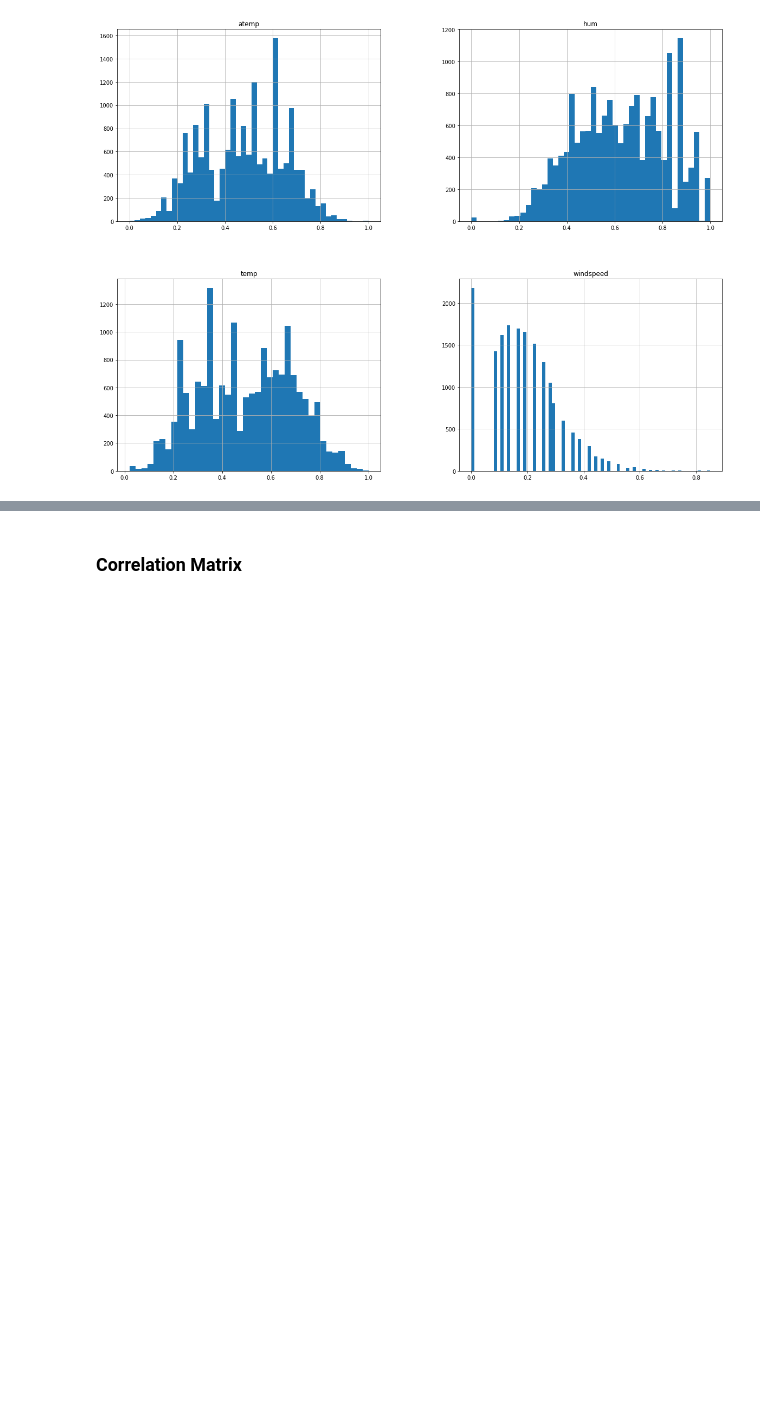
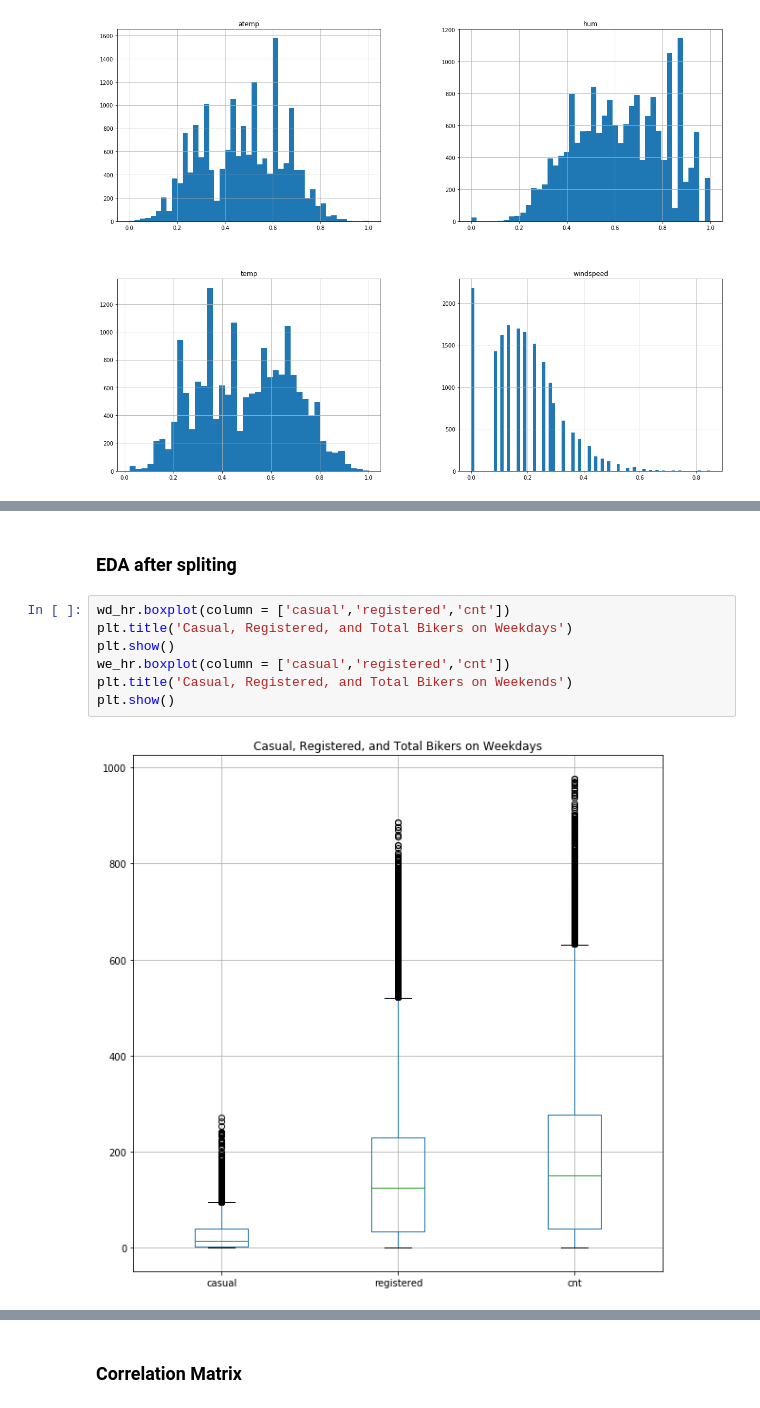
Before and after one commit to mradazoury/Bike_Prediction_Python_group_project, a Jupyter notebook: Bike-Sharing-Dataset 2/Group_Start-Copy.ipynb, the cells around one changed output, grey strips where cells are left out. Drawn from its saved outputs; the diff is of its cells as text; blank space fills up the shorter version.

```diff
--- a/Bike-Sharing-Dataset 2/Group_Start-Copy.ipynb
+++ b/Bike-Sharing-Dataset 2/Group_Start-Copy.ipynb
@@ -250,0 +281,11 @@ plt.plot(hourly_raw_data['dteday'],hourly_raw_data['hum'])
+# %% [markdown]
+### EDA after spliting
+# %%
+wd_hr.boxplot(column = ['casual','registered','cnt'])
+plt.title('Casual, Registered, and Total Bikers on Weekdays')
+plt.show()
+we_hr.boxplot(column = ['casual','registered','cnt'])
+plt.title('Casual, Registered, and Total Bikers on Weekends')
+plt.show()
+# %% [output]
+[figure, added]
```
Also changed, not shown: parts of 25 cells of this notebook.
